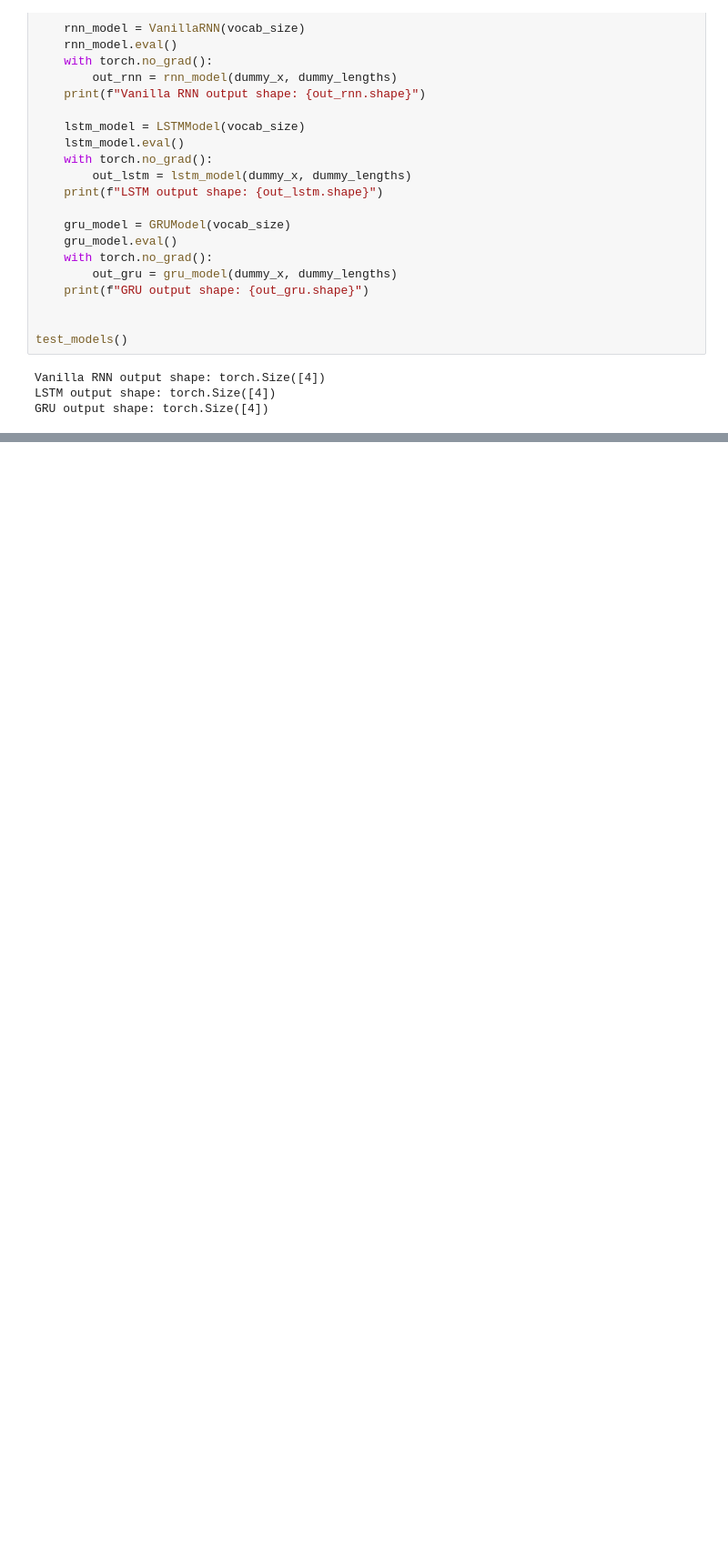
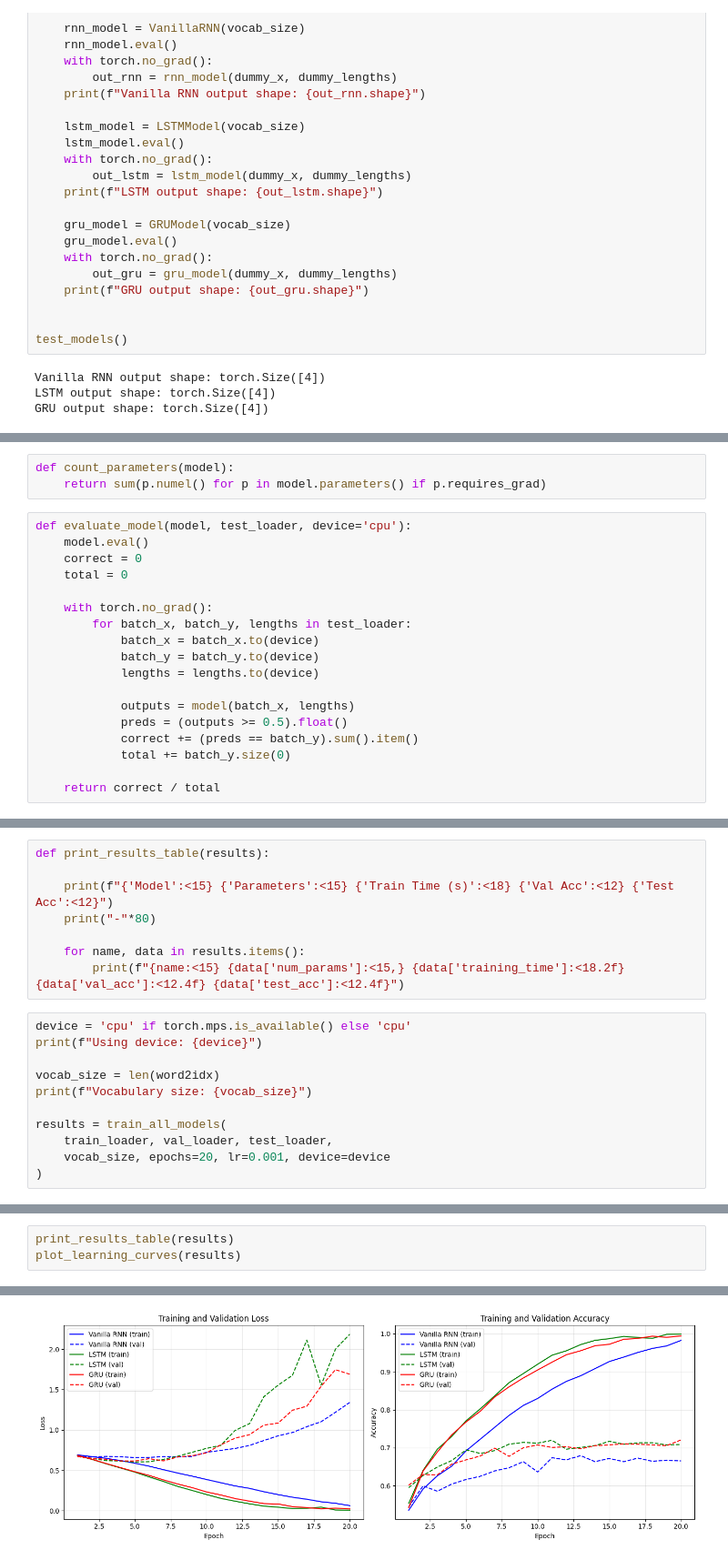
Before and after one commit to AmirhosseinRHT/Deep-Neural-Networks-Projects, a Jupyter notebook: HW4/main.ipynb, the cells around one changed output, grey strips where cells are left out. Shown at 91% size. Saved outputs shown, nothing was run; the diff lists cells and outputs as text; blank space fills up the shorter version.

```diff
--- a/HW4/main.ipynb
+++ b/HW4/main.ipynb
@@ -257,0 +362,21 @@ GRU output shape: torch.Size([4])
+# %%
+def count_parameters(model):
+    return sum(p.numel() for p in model.parameters() if p.requires_grad)
+# %%
+def evaluate_model(model, test_loader, device='cpu'):
+    model.eval()
+    correct = 0
+    total = 0
+
+    with torch.no_grad():
+        for batch_x, batch_y, lengths in test_loader:
+            batch_x = batch_x.to(device)
+            batch_y = batch_y.to(device)
+            lengths = lengths.to(device)
+
+            outputs = model(batch_x, lengths)
+            preds = (outputs >= 0.5).float()
+            correct += (preds == batch_y).sum().item()
+            total += batch_y.size(0)
+
+    return correct / total
@@ -257,0 +453,19 @@ GRU output shape: torch.Size([4])
+# %%
+def print_results_table(results):
+
+    print(f"{'Model':<15} {'Parameters':<15} {'Train Time (s)':<18} {'Val Acc':<12} {'Test Acc':<12}")
+    print("-"*80)
+
+    for name, data in results.items():
+        print(f"{name:<15} {data['num_params']:<15,} {data['training_time']:<18.2f} {data['val_acc']:<12.4f} {data['test_acc']:<12.4f}")
+# %%
+device = 'cpu' if torch.mps.is_available() else 'cpu'
+print(f"Using device: {device}")
+
+vocab_size = len(word2idx)
+print(f"Vocabulary size: {vocab_size}")
+
+results = train_all_models(
+    train_loader, val_loader, test_loader,
+    vocab_size, epochs=20, lr=0.001, device=device
+)
@@ -257,0 +491,4 @@ GRU output shape: torch.Size([4])
+# %%
+print_results_table(results)
+plot_learning_curves(results)
+# %% [output]
@@ -257,0 +500 @@ GRU output shape: torch.Size([4])
+[figure, added]
```
Also changed, not shown: parts of 19 cells of this notebook.
